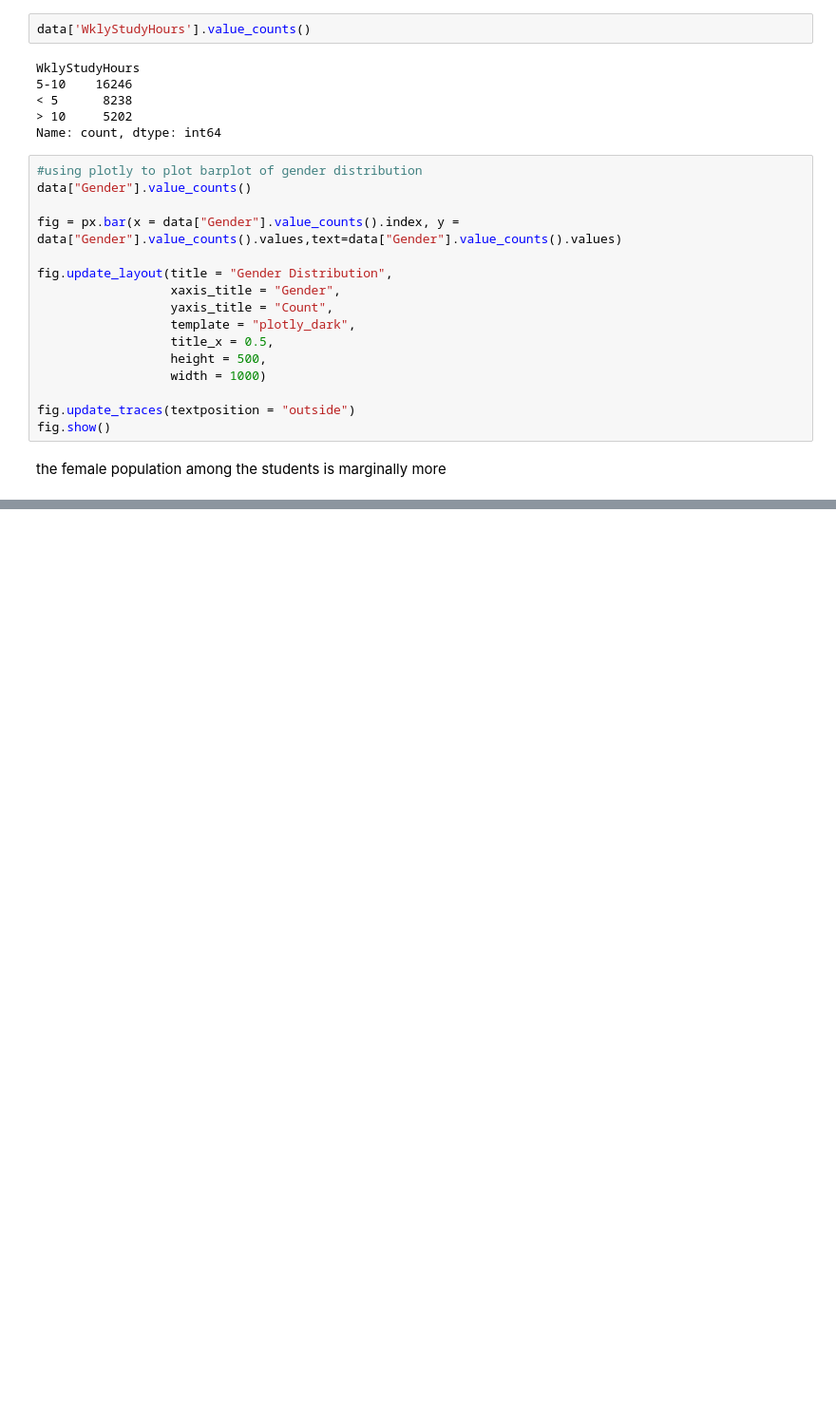
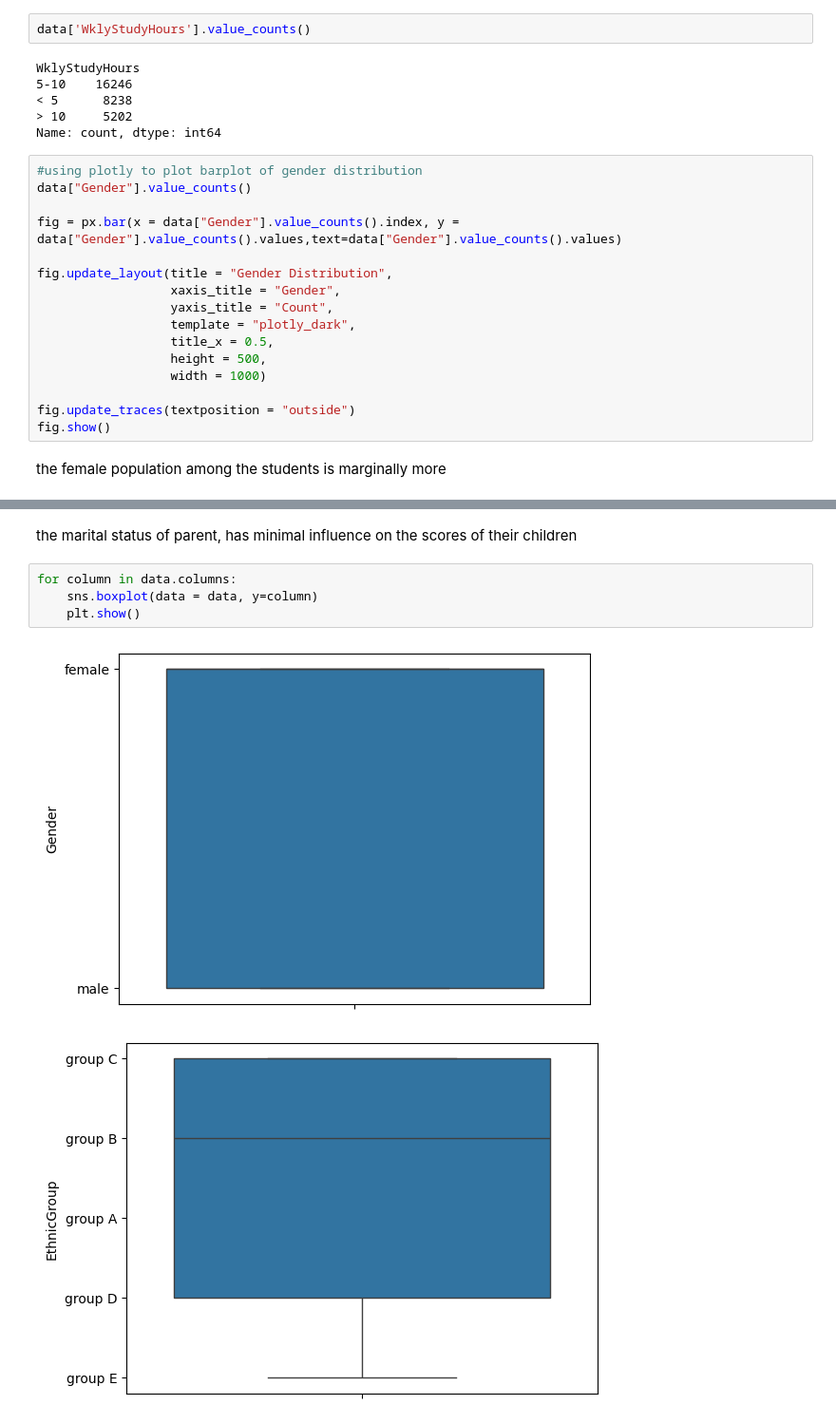
Before and after one commit to Abhishek191191/Student-Score-Analysis, a Jupyter notebook: Analysis Code.ipynb, the cells around one changed output, grey strips where cells are left out. Shown: that part at 95% size. Cells and saved outputs as stored; diff of their text form; blank space fills up the shorter version.

```diff
--- a/Analysis Code.ipynb
+++ b/Analysis Code.ipynb
@@ -134,0 +155,9 @@ plt.show()
+# %% [markdown]
+the marital status of parent, has minimal influence on the scores of their children
+# %%
+for column in data.columns:
+    sns.boxplot(data = data, y=column)
+    plt.show()
+# %% [output]
+[figure, added]
+[figure, added]
```
Also changed, not shown: parts of 6 cells of this notebook.
